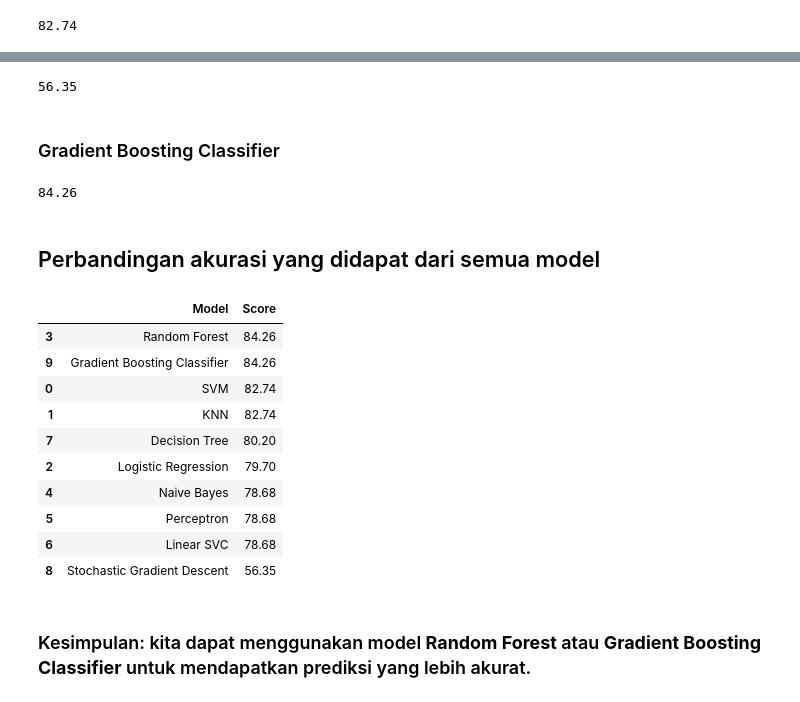
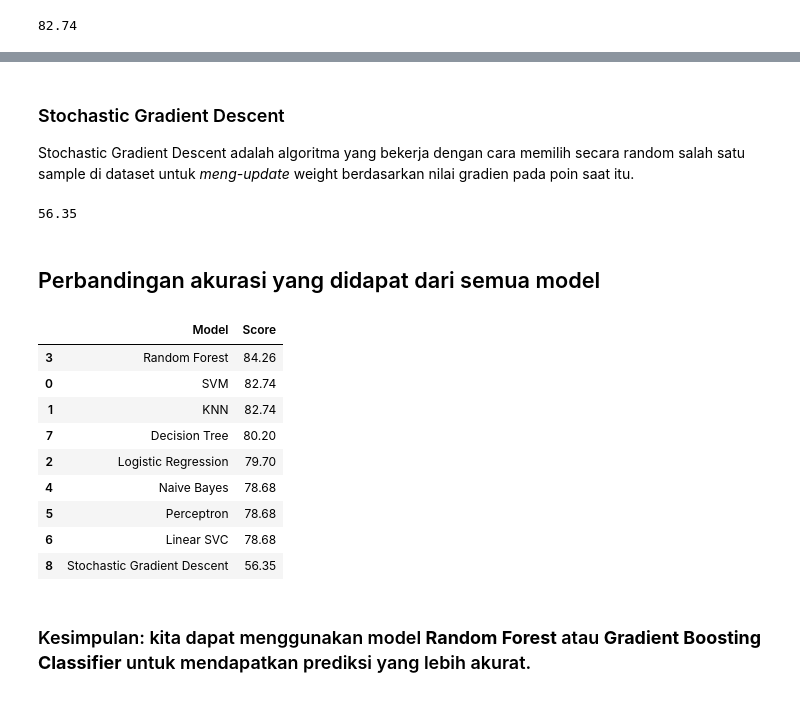
Before and after one commit to rosatiara/huawei-ml-dl, a Jupyter notebook: 03_machinelearning/_titanic.ipynb, the cells around one changed output, grey strips where cells are left out. Drawn from its saved outputs; the diff is of its cells as text; code cells hidden in the pictures.

```diff
--- a/03_machinelearning/_titanic.ipynb
+++ b/03_machinelearning/_titanic.ipynb
@@ -540,3 +569,6 @@ print(acc_knn)
+# %% [markdown]
+### Stochastic Gradient Descent
+Stochastic Gradient Descent adalah algoritma yang bekerja dengan cara memilih secara random salah satu sample di dataset untuk _meng-update_ weight berdasarkan nilai gradien pada poin saat itu.
 # %%
 from sklearn.linear_model import SGDClassifier
 
@@ -547,33 +579,20 @@ acc_sgd = round(accuracy_score(y_pred, y_val) * 100, 2)
 print(acc_sgd)
 # %% [output]
 56.35
-# %% [markdown]
-### Gradient Boosting Classifier
-# %%
-from sklearn.ensemble import GradientBoostingClassifier
-
-gbk = GradientBoostingClassifier()
-gbk.fit(x_train, y_train)
-y_pred = gbk.predict(x_val)
-acc_gbk = round(accuracy_score(y_pred, y_val) * 100, 2)
-print(acc_gbk)
-# %% [output]
-84.26
 # %% [markdown]
 ## Perbandingan akurasi yang didapat dari semua model
 # %%
 models = pd.DataFrame({
     'Model': ['SVM', 'KNN', 'Logistic Regression',
               'Random Forest', 'Naive Bayes', 'Perceptron', 'Linear SVC',
-              'Decision Tree', 'Stochastic Gradient Descent', 'Gradient Boosting Classifier'],
+              'Decision Tree', 'Stochastic Gradient Descent'],
     'Score': [acc_svc, acc_knn, acc_logreg,
               acc_randomforest, acc_gaussian, acc_perceptron,acc_linear_svc, acc_decisiontree,
-              acc_sgd, acc_gbk]})
+              acc_sgd]})
 models.sort_values(by='Score', ascending=False) # urutkan dari yang tertinggi ke terendah
 # %% [output]
 |  | Model | Score |
 | 3 | Random Forest | 84.26 |
-| 9 | Gradient Boosting Classifier | 84.26 |
 | 0 | SVM | 82.74 |
 | 1 | KNN | 82.74 |
 | 7 | Decision Tree | 80.20 |
```
Also changed, not shown: parts of 16 cells of this notebook.
